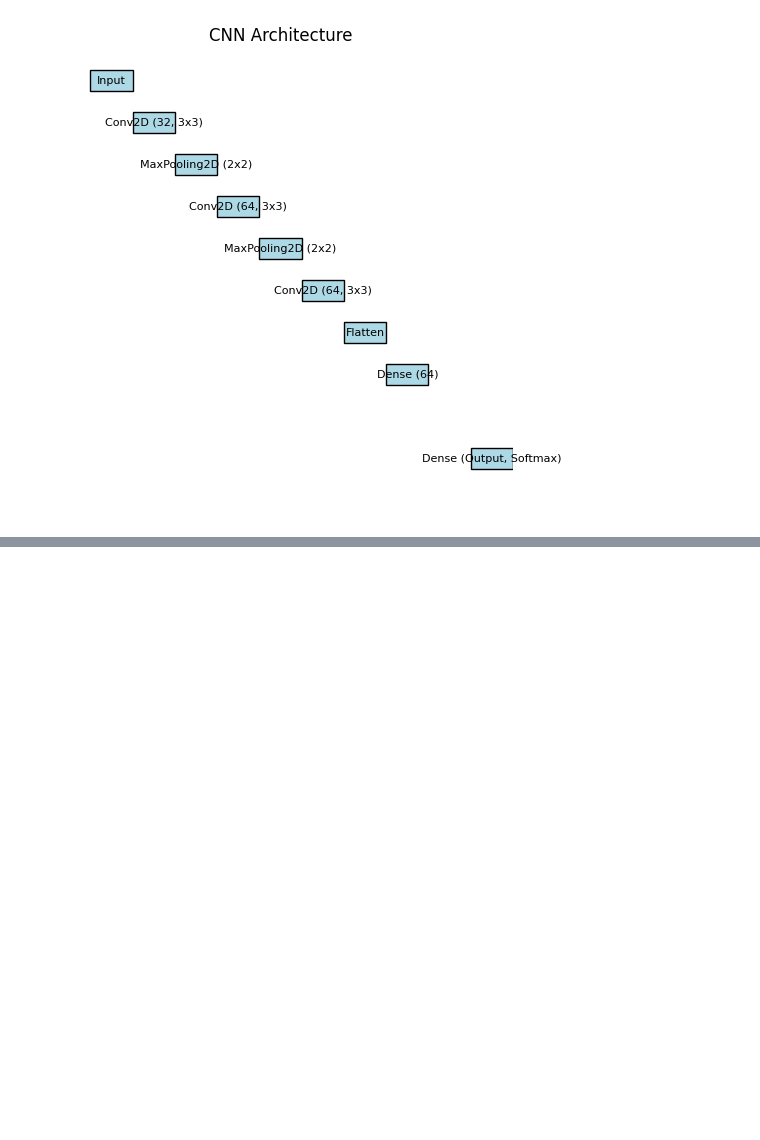
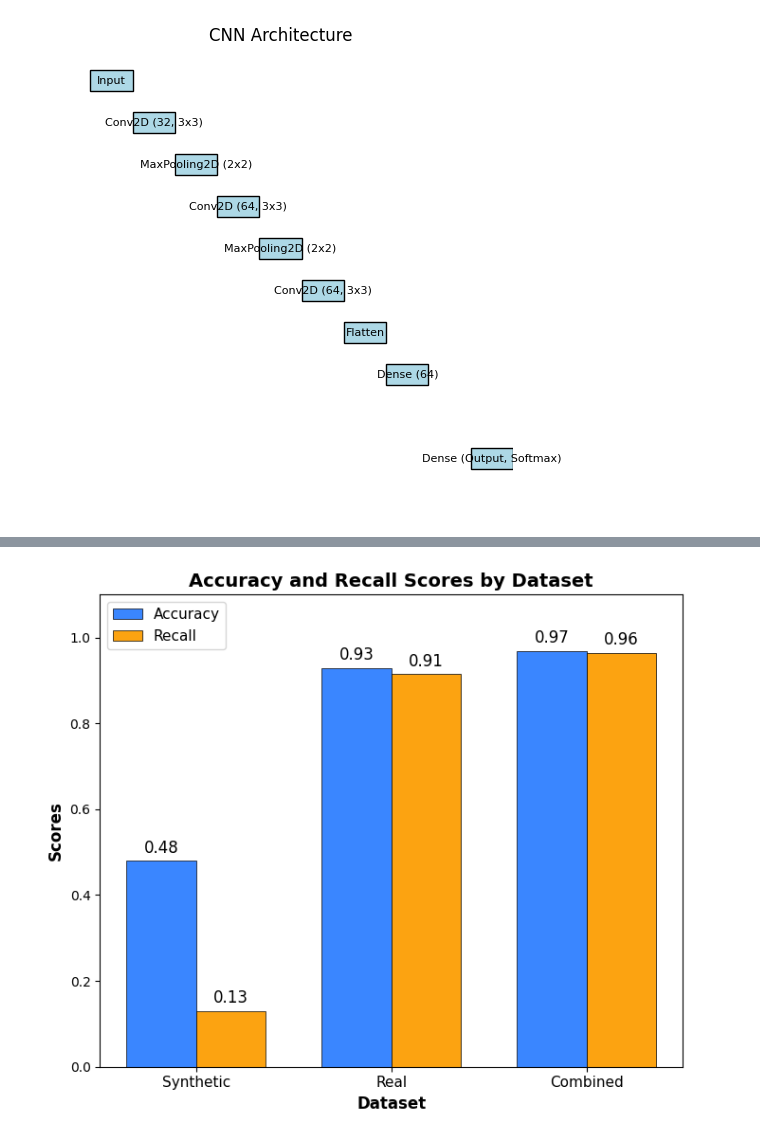
Before and after one commit to OscarKlemenz/Star-Cluster-Classifier, a Jupyter notebook: src2/src/visualisations.ipynb, the cells around one changed output, grey strips where cells are left out. Drawn from its saved outputs; the diff is of its cells as text; code cells hidden in the pictures; blank space fills up the shorter version.

```diff
--- a/src2/src/visualisations.ipynb
+++ b/src2/src/visualisations.ipynb
@@ -505,0 +592,61 @@ draw_cnn_architecture()
+# %%
+import matplotlib.pyplot as plt
+import numpy as np
+
+# Define data for three models
+models = ['Synthetic', 'Real', 'Combined']
+accuracy = [0.4804, 0.9287, 0.9692]
+recall = [0.1300, 0.9146, 0.9649]
+
+# Set width of bars
+bar_width = 0.25
+
+# Set positions of bars on X axis with smaller spacing
+x = np.arange(0, len(models) * 0.7, 0.7)  # Reduced spacing between datasets
+r1 = x - bar_width/2
+r2 = x + bar_width/2
+
+# Create figure with a smaller width
+fig, ax = plt.subplots(figsize=(7, 6), dpi=100)  # Reduced width from 10 to 7
+
+# Create bars with appealing colors
+accuracy_bars = ax.bar(r1, accuracy, width=bar_width, label='Accuracy',
+                      color='#3a86ff', edgecolor='black', linewidth=0.5)
+recall_bars = ax.bar(r2, recall, width=bar_width, label='Recall',
+                    color='#fca311', edgecolor='black', linewidth=0.5)
+
+# Add labels and title
+ax.set_xlabel('Dataset', fontsize=12, fontweight='bold')
+ax.set_ylabel('Scores', fontsize=12, fontweight='bold')
+ax.set_title('Accuracy and Recall Scores by Dataset', fontsize=14, fontweight='bold')
+
+# Set x-tick positions and labels
+ax.set_xticks(x)
+ax.set_xticklabels(models, fontsize=11)
+
+# Set y-axis range
+ax.set_ylim(0, 1.1)
+
+# Add value labels on top of each bar
+def add_labels(bars):
+    for bar in bars:
+        height = bar.get_height()
+        ax.text(bar.get_x() + bar.get_width()/2., height + 0.01,
+                f'{height:.2f}', ha='center', va='bottom', fontsize=12)  # Reduced font size
+
+add_labels(accuracy_bars)
+add_labels(recall_bars)
+
+# Add legend
+ax.legend(fontsize=11)
+
+# Add a thin border around the plot
+plt.box(True)
+
+# Adjust layout
+plt.tight_layout()
+
+# Show plot
+plt.show()
+# %% [output]
+[figure, added]
```
Also changed, not shown: parts of 4 cells of this notebook, 32 other files.
